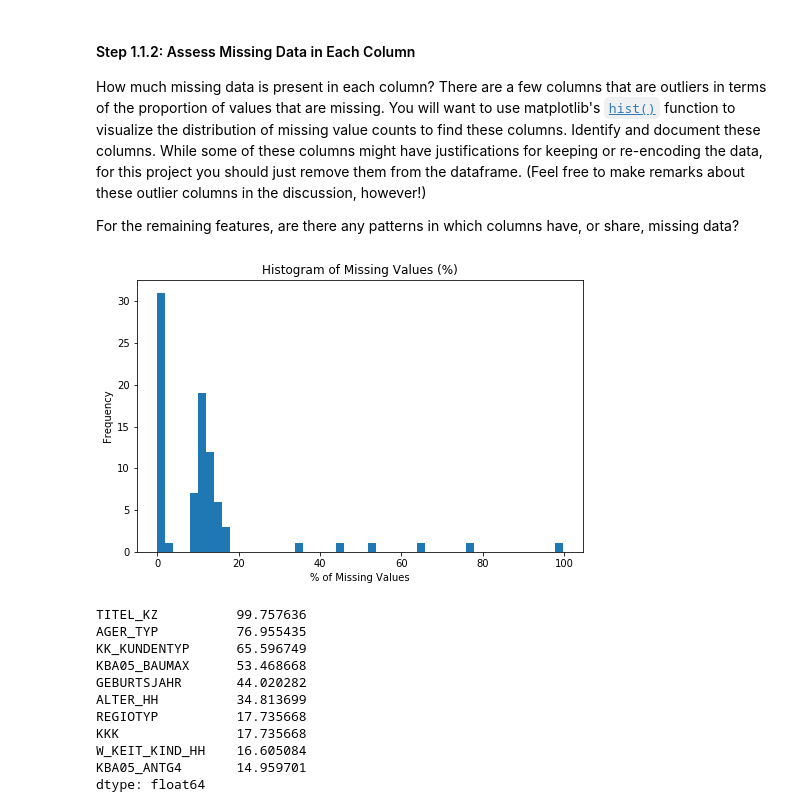
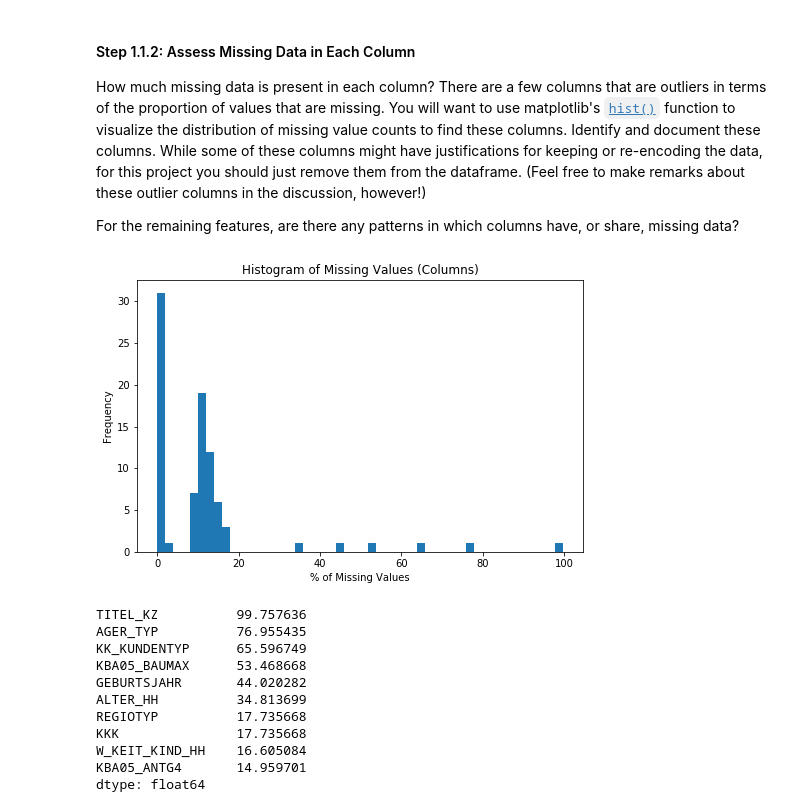
Before and after one commit to sclkan/Identify-Customer-Segments, a Jupyter notebook: Identify_Customer_Segments.ipynb, the cells around one changed output. Drawn from its saved outputs; the diff is of its cells as text; code cells hidden in the pictures.

```diff
--- a/Identify_Customer_Segments.ipynb
+++ b/Identify_Customer_Segments.ipynb
@@ -139,14 +139,14 @@ How much missing data is present in each column? There are a few columns that ar
 For the remaining features, are there any patterns in which columns have, or share, missing data?
 # %%
 # Perform an assessment of how much missing data there is in each column of the dataset
-x = clean.isnull().sum() / clean.shape[0] * 100
+missing_columns = clean.isnull().sum() / clean.shape[0] * 100
 # %%
 plt.figure(figsize=[8,5])
-plt.hist(x, bins=50)
+plt.hist(missing_columns, bins=50)
 plt.ylabel('Frequency')
 plt.xlabel('% of Missing Values')
-plt.title('Histogram of Missing Values (%)');
+plt.title('Histogram of Missing Values (Columns)');
 # %% [output]
-[figure, old version]
+[figure, new version]
 # %%
 # Investigate patterns in the amount of missing data in each column.
```
Also changed, not shown: parts of 15 cells of this notebook.
